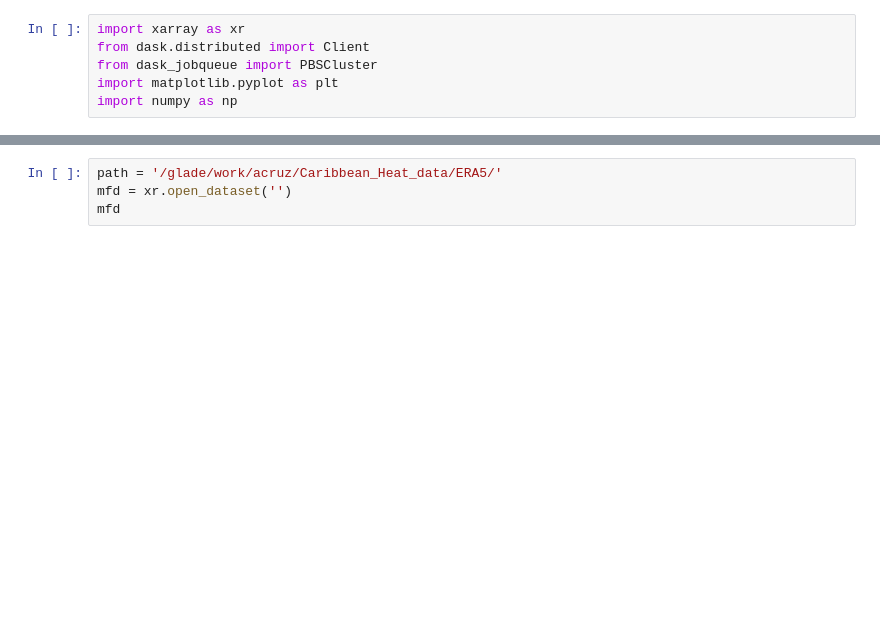
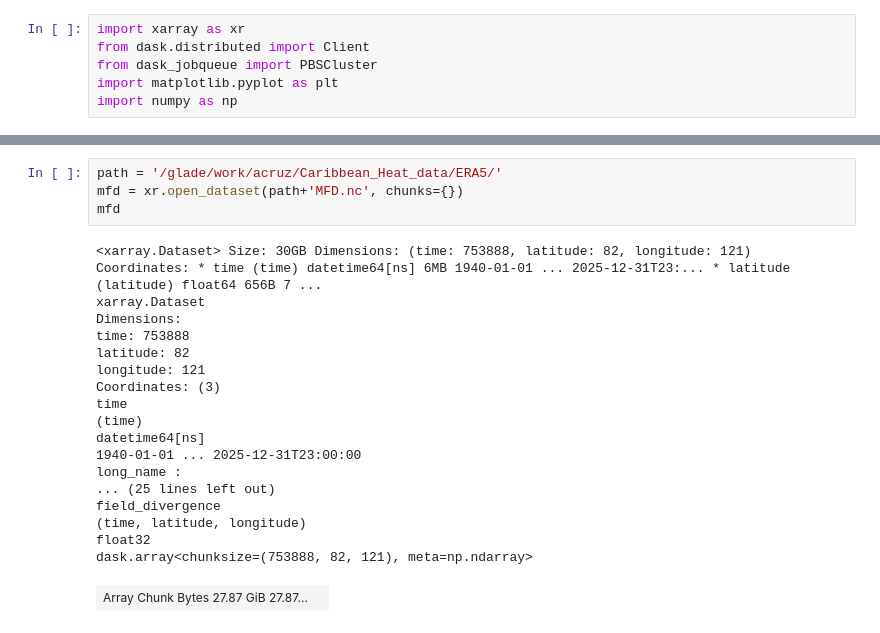
Before and after one commit to allan3prez/Caribe_Heat_AN, a Jupyter notebook: 3-1select_HIdmax/qfluxdiv_hidmax.ipynb, the cells around one changed output, grey strips where cells are left out. Saved outputs shown, nothing was run; the diff lists cells and outputs as text; blank space fills up the shorter version.

```diff
--- a/3-1select_HIdmax/qfluxdiv_hidmax.ipynb
+++ b/3-1select_HIdmax/qfluxdiv_hidmax.ipynb
@@ -20,4 +40,23 @@ client
 # %%
 path = '/glade/work/acruz/Caribbean_Heat_data/ERA5/'
-mfd = xr.open_dataset('')
+mfd = xr.open_dataset(path+'MFD.nc', chunks={})
 mfd
+# %% [output]
+<xarray.Dataset> Size: 30GB Dimensions: (time: 753888, latitude: 82, longitude: 121) Coordinates: * time (time) datetime64[ns] 6MB 1940-01-01 ... 2025-12-31T23:... * latitude (latitude) float64 656B 7 ...
+xarray.Dataset
+Dimensions:
+time: 753888
+latitude: 82
+longitude: 121
+Coordinates: (3)
+time
+(time)
+datetime64[ns]
+1940-01-01 ... 2025-12-31T23:00:00
+long_name :
+... (25 lines left out)
+field_divergence
+(time, latitude, longitude)
+float32
+dask.array<chunksize=(753888, 82, 121), meta=np.ndarray>
+| Array Chunk Bytes 27.87 GiB 27.87... |  |
```
Also changed, not shown: parts of 9 cells of this notebook, 1 other file.
